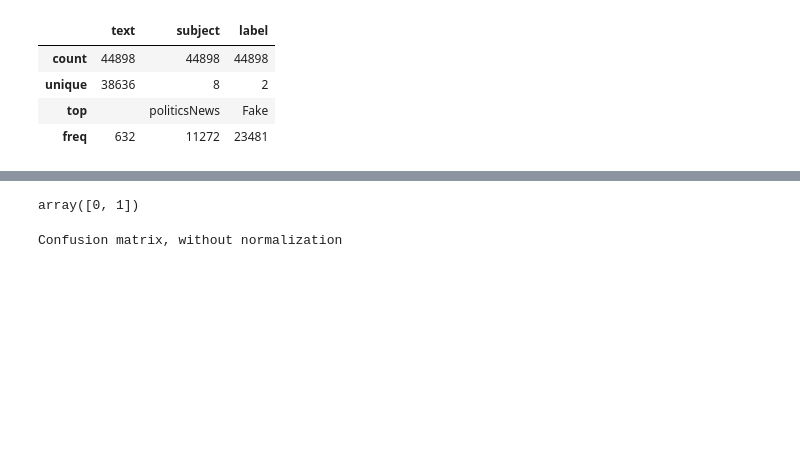
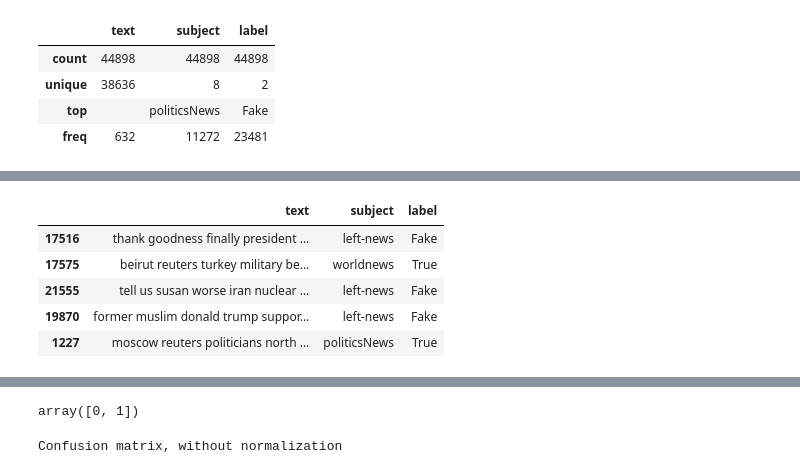
Before and after one commit to Nabin0727/navie-bayes-implementation-for-fakenews, a Jupyter notebook: Fake_News_Detection_Copy1.ipynb, the cells around one changed output, grey strips where cells are left out. Cells and saved outputs as stored; diff of their text form; code cells hidden in the pictures; blank space fills up the shorter version.

```diff
--- a/Fake_News_Detection_Copy1.ipynb
+++ b/Fake_News_Detection_Copy1.ipynb
@@ -319,3 +343,12 @@ y = np.array([1 if label == "True" else 0 for label in y])
+# %%
+final_data.tail(5)
+# %% [output]
+|  | text | subject | label |
+| 17516 | thank goodness finally president ... | left-news | Fake |
+| 17575 | beirut reuters turkey military be... | worldnews | True |
+| 21555 | tell us susan worse iran nuclear ... | left-news | Fake |
+| 19870 | former muslim donald trump suppor... | left-news | Fake |
+| 1227 | moscow reuters politicians north ... | politicsNews | True |
 # %%
 x_train, x_test, y_train, y_test = train_test_split(x, y, test_size = 0.2, random_state = 0)
 # %%
```
Also changed, not shown: parts of 28 cells of this notebook, 9 other files.
